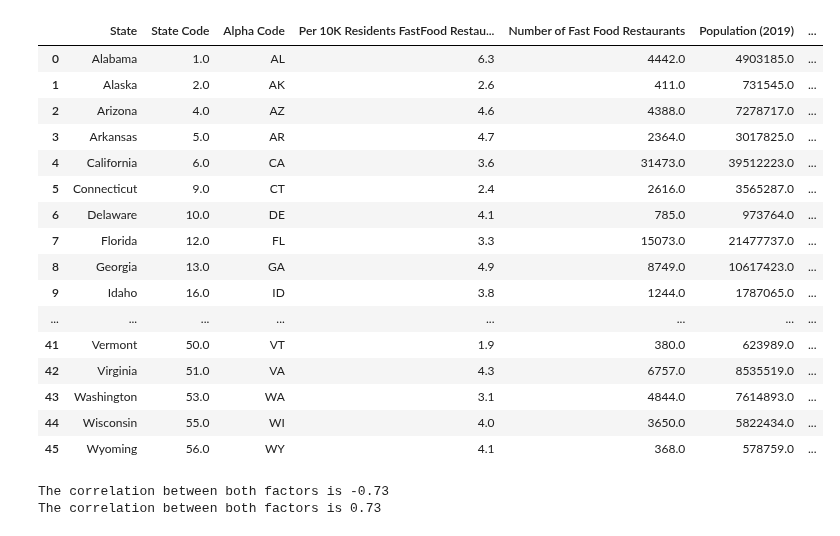
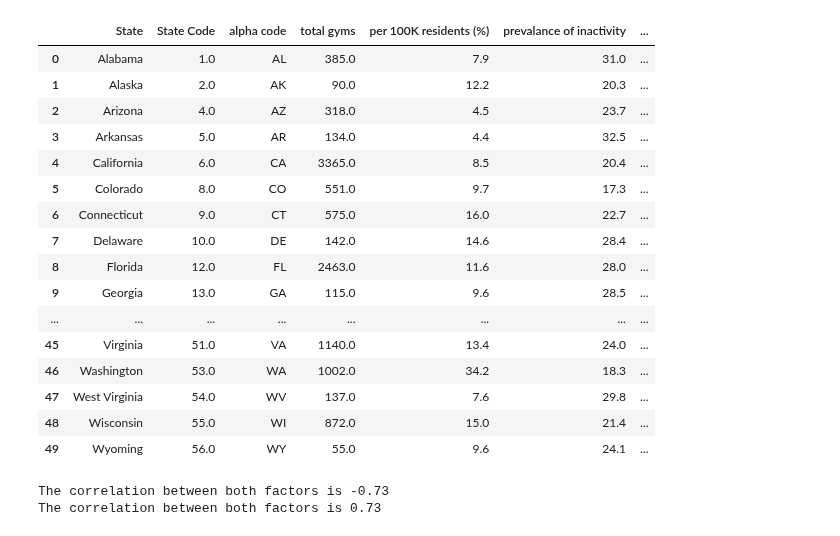
Before and after one commit to rajeshnair1984/Project_Obesity, a Jupyter notebook: ob_vs_pactive.ipynb, the cells around one changed output. Drawn from its saved outputs; the diff is of its cells as text; code cells hidden in the pictures.

```diff
--- a/ob_vs_pactive.ipynb
+++ b/ob_vs_pactive.ipynb
@@ -12,59 +12,51 @@ gym_data = pd.read_csv("data_sources/US_states_gyms_2019.csv")
 pactive_data = pd.read_csv("data_sources/physical_activeness_states_2019.csv")
 statelatlong = pd.read_csv("Project_data/statelatlong.csv") #for maps
 
 #merge gym data and physical activeness data, dropping duplicated columns then rename
 activeness_df = pd.merge(gym_data, pactive_data, on='alpha code', how='right')
 activeness_df = activeness_df.drop(columns=['state_y', 'state code_y'])
 activeness_df.rename(columns ={'state_x': 'State','state code_x': 'State Code'}, inplace = True)
 activeness_df['State'] = activeness_df['State'].str.title() #capitalise State names so can be merged with obesity_data
 
 get_data('Obesity')
 
 obesity_data = pd.read_csv("data_sources/obtained_data_Obesity.csv")
 obesity_data
 #checking with obesity_data before renaming and dropping unwanted rows and columns
 obesity_data.rename(columns={'State Name':'State', 'Value': 'Obesity'}, inplace = True) # rename column NAME to State to match up with activeness_df
 obesity_data = obesity_data.drop(columns=['Report Type', 'Measure Name', 'Score', 'Lower CI', 'Upper CI', 'Source', 'Source Year', 'Rank', 'Edition']) #don't need these, dropping them
 obesity_data= obesity_data.drop([50,51]) #dropping index number for District of Columbia and United States
 
 statelatlong.rename(columns={'state':'State'}, inplace = True) #preparing statelatlong for merging
 statelatlong = statelatlong.drop(columns=['abbreviation']) #not needed as other DF already have this data
 
 #merge activeness_df with obesity_data
 obesevactive_df = pd.merge(activeness_df, obesity_data, how='outer')
 obesevactive_df = pd.merge(obesevactive_df, statelatlong, how ='outer')
 obesevactive_df.reset_index(drop=True, inplace=True)
 obesevactive_df = obesevactive_df.drop([50]) #index 50 is District of Columbia, don't need this data
 
 #output csv file
 obesevactive_df.to_csv('data_sources\obese_vs_activeness.csv',index = False, header=True)
-
-
-#importing obesity data from FastFood_FinalData.ipynb
-fastfood_data = pd.read_csv('data_sources\FastFood_vs_Obesity.csv')
-commute_data = pd.read_csv('output\modeofcommute.csv')
-obesevactive_df['Population'] = fastfood_data['Population (2019)']
-obesevactive_df['No. Of FF Restaurants'] = fastfood_data['Number of Fast Food Restaurants ']
-
-fastfood_data
+obesevactive_df
 # %% [output]
-|  | State | State Code | Alpha Code | Per 10K Residents FastFood Restau... | Number of Fast Food Restaurants | Population (2019) | ... |
-| 0 | Alabama | 1.0 | AL | 6.3 | 4442.0 | 4903185.0 | ... |
-| 1 | Alaska | 2.0 | AK | 2.6 | 411.0 | 731545.0 | ... |
-| 2 | Arizona | 4.0 | AZ | 4.6 | 4388.0 | 7278717.0 | ... |
-| 3 | Arkansas | 5.0 | AR | 4.7 | 2364.0 | 3017825.0 | ... |
-| 4 | California | 6.0 | CA | 3.6 | 31473.0 | 39512223.0 | ... |
-| 5 | Connecticut | 9.0 | CT | 2.4 | 2616.0 | 3565287.0 | ... |
-| 6 | Delaware | 10.0 | DE | 4.1 | 785.0 | 973764.0 | ... |
-| 7 | Florida | 12.0 | FL | 3.3 | 15073.0 | 21477737.0 | ... |
-| 8 | Georgia | 13.0 | GA | 4.9 | 8749.0 | 10617423.0 | ... |
-| 9 | Idaho | 16.0 | ID | 3.8 | 1244.0 | 1787065.0 | ... |
+|  | State | State Code | alpha code | total gyms | per 100K residents (%) | prevalance of inactivity | ... |
+| 0 | Alabama | 1.0 | AL | 385.0 | 7.9 | 31.0 | ... |
+| 1 | Alaska | 2.0 | AK | 90.0 | 12.2 | 20.3 | ... |
+| 2 | Arizona | 4.0 | AZ | 318.0 | 4.5 | 23.7 | ... |
+| 3 | Arkansas | 5.0 | AR | 134.0 | 4.4 | 32.5 | ... |
+| 4 | California | 6.0 | CA | 3365.0 | 8.5 | 20.4 | ... |
+| 5 | Colorado | 8.0 | CO | 551.0 | 9.7 | 17.3 | ... |
+| 6 | Connecticut | 9.0 | CT | 575.0 | 16.0 | 22.7 | ... |
+| 7 | Delaware | 10.0 | DE | 142.0 | 14.6 | 28.4 | ... |
+| 8 | Florida | 12.0 | FL | 2463.0 | 11.6 | 28.0 | ... |
+| 9 | Georgia | 13.0 | GA | 115.0 | 9.6 | 28.5 | ... |
 | ... | ... | ... | ... | ... | ... | ... | ... |
-| 41 | Vermont | 50.0 | VT | 1.9 | 380.0 | 623989.0 | ... |
-| 42 | Virginia | 51.0 | VA | 4.3 | 6757.0 | 8535519.0 | ... |
-| 43 | Washington | 53.0 | WA | 3.1 | 4844.0 | 7614893.0 | ... |
-| 44 | Wisconsin | 55.0 | WI | 4.0 | 3650.0 | 5822434.0 | ... |
-| 45 | Wyoming | 56.0 | WY | 4.1 | 368.0 | 578759.0 | ... |
+| 45 | Virginia | 51.0 | VA | 1140.0 | 13.4 | 24.0 | ... |
+| 46 | Washington | 53.0 | WA | 1002.0 | 34.2 | 18.3 | ... |
+| 47 | West Virginia | 54.0 | WV | 137.0 | 7.6 | 29.8 | ... |
+| 48 | Wisconsin | 55.0 | WI | 872.0 | 15.0 | 21.4 | ... |
+| 49 | Wyoming | 56.0 | WY | 55.0 | 9.6 | 24.1 | ... |
 # %%
 #let's try to see if the CDC is right on physical activeness by identifying the relationship between activeness and obesity
 size = [2*n for n in range(len(obesevactive_df['Obesity']))]
```
Also changed, not shown: parts of 1 cell of this notebook.
